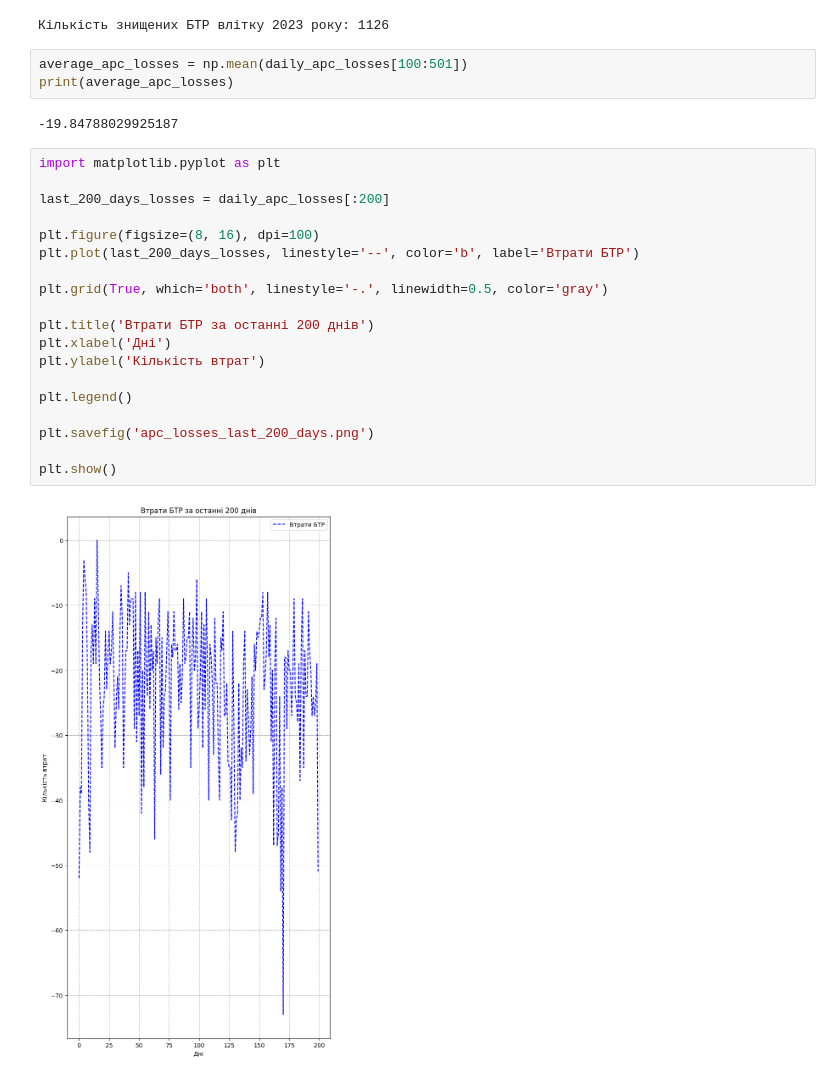
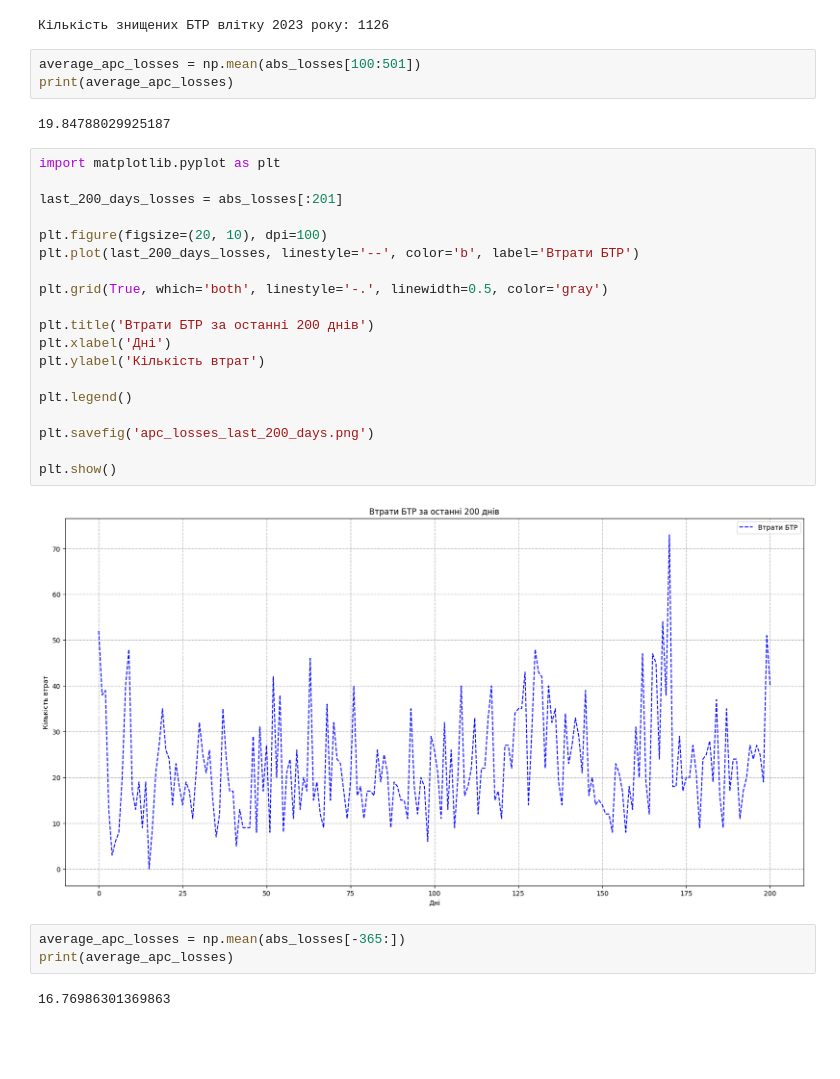
Before and after one commit to AntonLukash/Python, a Jupyter notebook: lab1.ipynb, the cells around one changed output. Cells and saved outputs as stored; diff of their text form; blank space fills up the shorter version.

```diff
--- a/lab1.ipynb
+++ b/lab1.ipynb
@@ -115,28 +116,33 @@ else:
 # %% [output]
 Кількість знищених БТР влітку 2023 року: 1126
 # %%
-average_apc_losses = np.mean(daily_apc_losses[100:501])
+average_apc_losses = np.mean(abs_losses[100:501])
 print(average_apc_losses)
 # %% [output]
--19.84788029925187
+19.84788029925187
 # %%
 import matplotlib.pyplot as plt
 
-last_200_days_losses = daily_apc_losses[:200]
+last_200_days_losses = abs_losses[:201]
 
-plt.figure(figsize=(8, 16), dpi=100)
+plt.figure(figsize=(20, 10), dpi=100)
 plt.plot(last_200_days_losses, linestyle='--', color='b', label='Втрати БТР')
 
 plt.grid(True, which='both', linestyle='-.', linewidth=0.5, color='gray')
 
 plt.title('Втрати БТР за останні 200 днів')
 plt.xlabel('Дні')
 plt.ylabel('Кількість втрат')
 
 plt.legend()
 
 plt.savefig('apc_losses_last_200_days.png')
 
 plt.show()
 # %% [output]
-[figure, old version]
+[figure, new version]
+# %%
+average_apc_losses = np.mean(abs_losses[-365:])
+print(average_apc_losses)
+# %% [output]
+16.76986301369863
```
Also changed, not shown: parts of 2 cells of this notebook.
